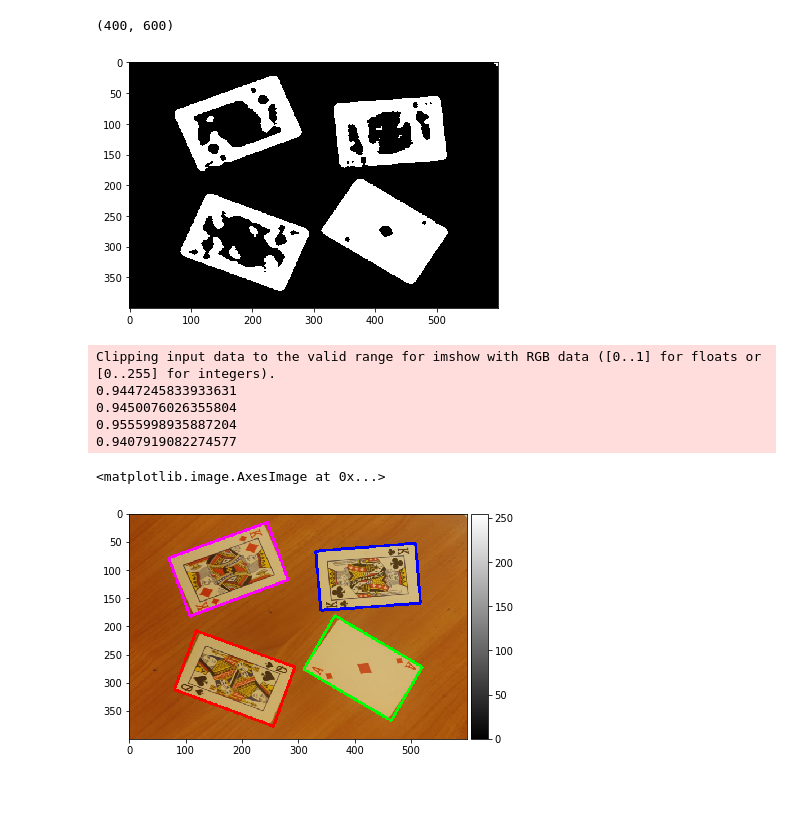
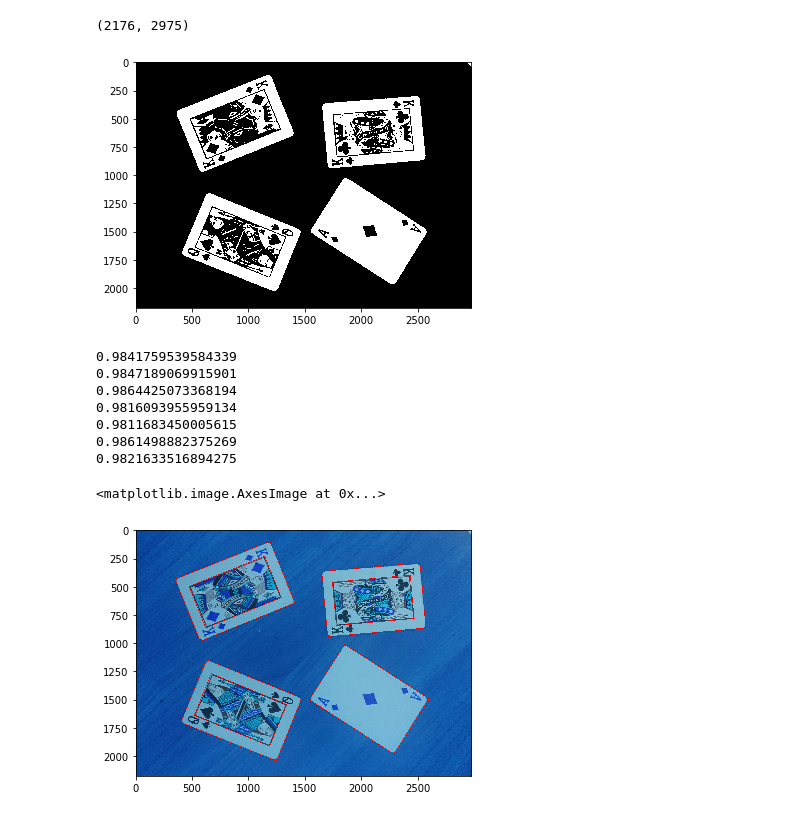
Before and after one commit to MrPawelas/card-recognition, a Jupyter notebook: src/main/resources/cards-detection.ipynb, the cells around one changed output. Cells and saved outputs as stored; diff of their text form; code cells hidden in the pictures; blank space fills up the shorter version.

```diff
--- a/src/main/resources/cards-detection.ipynb
+++ b/src/main/resources/cards-detection.ipynb
@@ -6,8 +6,9 @@ import numpy as np
 import skimage.morphology as mp
 # %%
 
-image = sk.img_as_ubyte(io.imread("/home/maciej/STUDIA/3_rok/stuff/cardsOnFloor.jpg"))
-image = sk.transform.resize(image,(400,600))
+image = cv2.imread("cardsOnFloor.jpg",cv2.IMREAD_UNCHANGED)
 io.imshow(image)
+cv2.resize(image, (400, 600))
+io.imshow(image)
 # %% [output]
 <matplotlib.image.AxesImage at 0x...>
@@ -15,5 +16,5 @@ io.imshow(image)
 # %%
-grayimage = sk.img_as_ubyte(sk.color.rgb2gray(image))
+grayimage = cv2.cvtColor(image, cv2.COLOR_BGR2GRAY)
 grayimage = cv2.medianBlur(grayimage,11) #rozmycie pomaga w usunięciu krawędzi zbędnych krawędzi
 io.imshow(grayimage)
 grayimage
@@ -31,8 +32,8 @@ threshold, thresholdedImage = cv2.threshold(grayimage, 127, 255, cv2.THRESH_OTSU
 io.imshow(thresholdedImage)
 thresholdedImage.shape
 # %% [output]
-(400, 600)
+(2176, 2975)
-[figure, old version]
+[figure, new version]
 # %%
 def compareWithRectangle(contour): #ważne, dla danego konturu dobieramy najlepiej pasujący do niego prostokąt, następnie porównujemy powierzchnie konturu z powierzchnią prostokątu
     rect = cv2.minAreaRect(contour)
@@ -42,20 +43,24 @@ def compareWithRectangle(contour): #ważne, dla danego konturu dobieramy najlepi
 # %%
 contours,b = cv2.findContours(thresholdedImage, cv2.RETR_TREE, cv2.CHAIN_APPROX_SIMPLE) #znajdujemy kontury
 cntfiltered = [x for x in contours if cv2.contourArea(x) > 1000 and compareWithRectangle(x) > 0.9] #filtrujemy do takich, które są dostatecznie duze i które mają prostokątny kształt
-cv2.drawContours(rectImg,cntfiltered,-1,(255,3))
-colors = ((255,0,0),(0,255,0),(0,0,255),(124,0,200)) #jakieś przykładowe kolory do wizualizacji
+colors = ((255,0,0),(0,255,0),(0,0,255),(124,0,200),(124,0,200),(124,0,200)) #jakieś przykładowe kolory do wizualizacji
+boxes = []
 for i,x in enumerate(cntfiltered): #wizualizacja efektu
     rect = cv2.minAreaRect(x)
     box = cv2.boxPoints(rect)
     box = np.int0(box)
-    cv2.drawContours(image,[box],0,colors[i],3)
     print(cv2.contourArea(x)/cv2.contourArea(box))
-io.imshow(image,cmap = "gray")
+
+    cv2.drawContours(image,[box],0,colors[0],3)
+
+io.imshow(image)
 # %% [output]
-Clipping input data to the valid range for imshow with RGB data ([0..1] for floats or [0..255] for integers).
-0.9447245833933631
-0.9450076026355804
-0.9555998935887204
-0.9407919082274577
+0.9841759539584339
+0.9847189069915901
+0.9864425073368194
+0.9816093955959134
+0.9811683450005615
+0.9861498882375269
+0.9821633516894275
 <matplotlib.image.AxesImage at 0x...>
-[figure, old version]
+[figure, new version]
```
Also changed, not shown: parts of 2 cells of this notebook, 1 other file.
